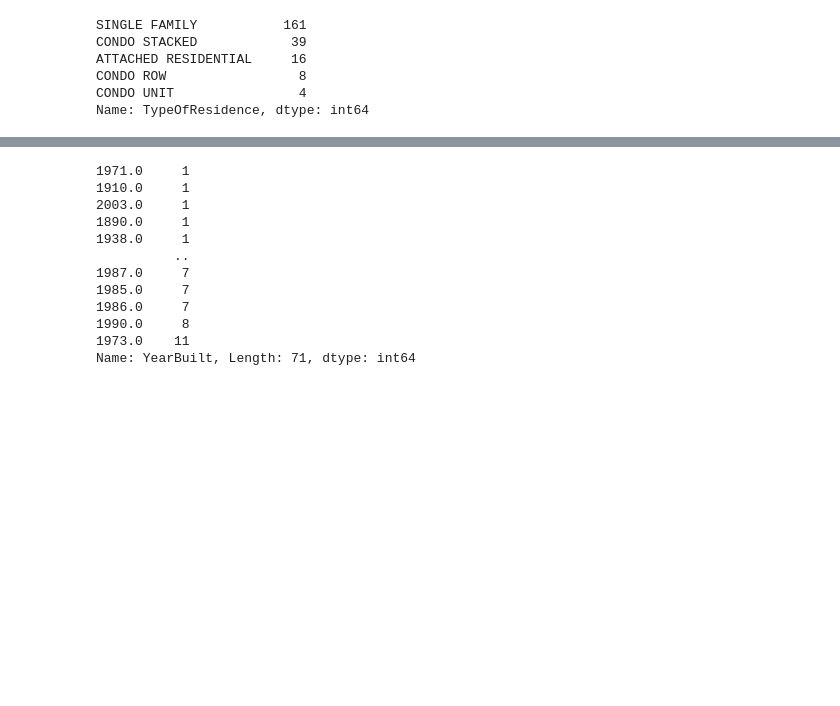
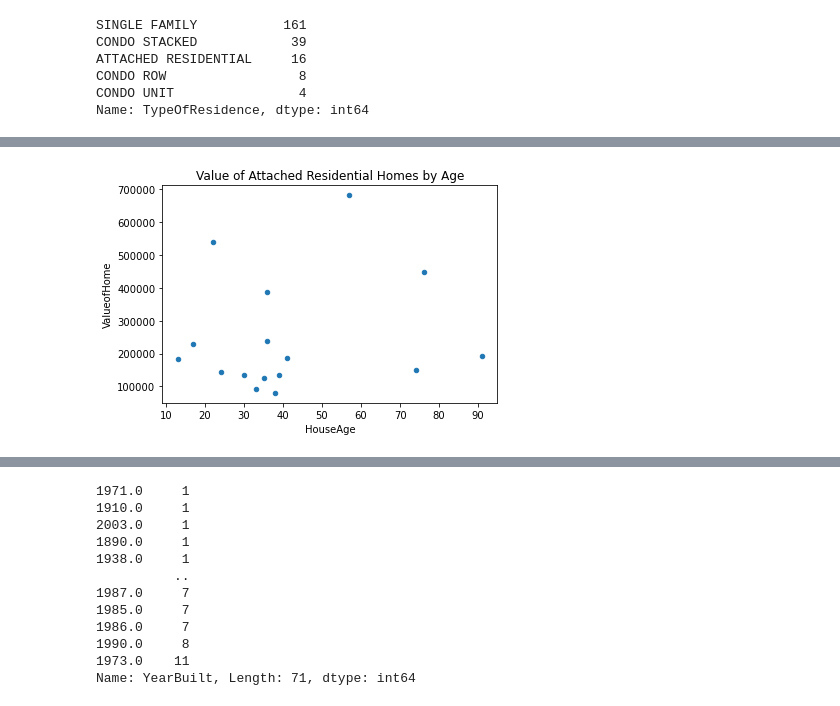
Before and after one commit to ajwu100/GROUP-9-PROJECT-1, a Jupyter notebook: house_attributes.ipynb, the cells around one changed output, grey strips where cells are left out. Saved outputs shown, nothing was run; the diff lists cells and outputs as text; code cells hidden in the pictures; blank space fills up the shorter version.

```diff
--- a/house_attributes.ipynb
+++ b/house_attributes.ipynb
@@ -57,0 +79,8 @@ house_type.plot(kind="bar", x="TypeOfResidence", y=house_type)
+# %%
+attached_res = house_df.loc[house_df["TypeOfResidence"]=="ATTACHED RESIDENTIAL"]
+attached_res.plot(kind="scatter", x="HouseAge", y="ValueofHome")
+plt.title("Value of Attached Residential Homes by Age")
+plt.xlabel = ("Age of Home")
+plt.ylabel = ("Value")
+# %% [output]
+[figure, added]
```
Also changed, not shown: parts of 5 cells of this notebook, 1 other file.
